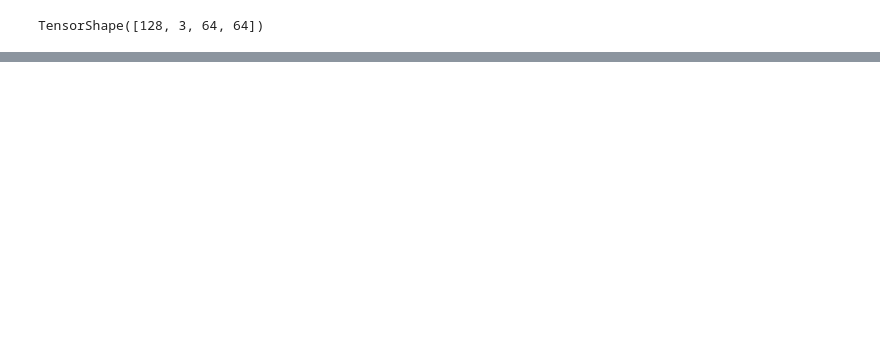
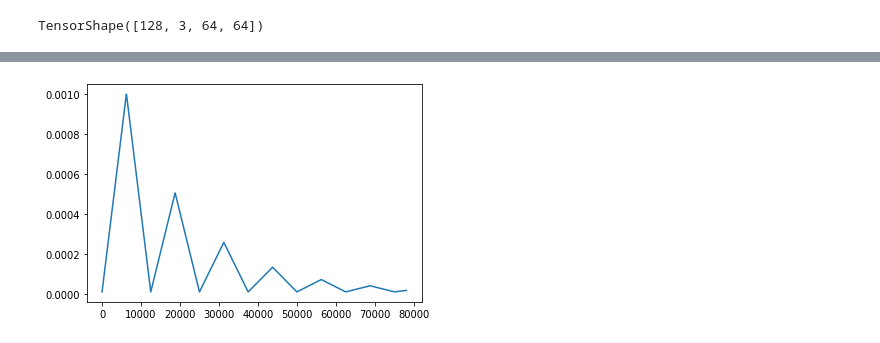
Before and after one commit to ShivamShrirao/imagenette-tests, a Jupyter notebook: Tiny_Imagenet_test.ipynb, the cells around one changed output, grey strips where cells are left out. Drawn from its saved outputs; the diff is of its cells as text; code cells hidden in the pictures; blank space fills up the shorter version.

```diff
--- a/Tiny_Imagenet_test.ipynb
+++ b/Tiny_Imagenet_test.ipynb
@@ -177,6 +179,24 @@ class AttributeDict(dict):
     __slots__ = ()
     __getattr__ = dict.__getitem__
     __setattr__ = dict.__setitem__
+# %%
+config_defaults = {
+    'activation'            : 'leaky_relu',
+    'dp_rate'               : 0.2,
+    'batch_size'            : preprocessing.BATCH_SIZE,
+    'norm'                  : 'bn',
+    'self_attn'             : True,
+    'frac_dk'               : 0.5,
+    'frac_dv'               : 0.25,
+    'pos_emb'               : True,
+    'optimizer'             : 'adamw',
+    'min_lr'                : 1e-5,
+    'max_lr'                : 1e-3,
+    'weight_decay'          : 1e-4,     #maximum
+    'vary_weight_decay'     : True,
+    'clr_step_size'         : 8,
+    'loss_function'         : 'cce',
+}
 # %%
 CONFIG = AttributeDict(config_defaults)
 # %%
@@ -208,14 +248,16 @@ ret = tf.keras.utils.plot_model(model, to_file='model.svg', show_shapes=True, dp
 # %%
-steps_per_epoch = int(np.ceil(len(train_paths)/BATCH_SIZE))
+steps_per_epoch = len(train_ds)
 clr = tfa.optimizers.Triangular2CyclicalLearningRate(
             initial_learning_rate=CONFIG.min_lr,
             maximal_learning_rate=CONFIG.max_lr,
             step_size=CONFIG.clr_step_size * steps_per_epoch,
             scale_mode="cycle")
-domain = range(0, 100*steps_per_epoch, 32)
+domain = range(0, 50*steps_per_epoch, 32)
 lr_log = [clr(i).numpy() for i in domain]
 plt.plot(domain, lr_log)
 plt.show()
+# %% [output]
+[figure, added]
 # %%
 def get_wdc(i):
     wdc = CONFIG.weight_decay*clr(i)/CONFIG.max_lr
```
Also changed, not shown: parts of 22 cells of this notebook, 1 other file.
